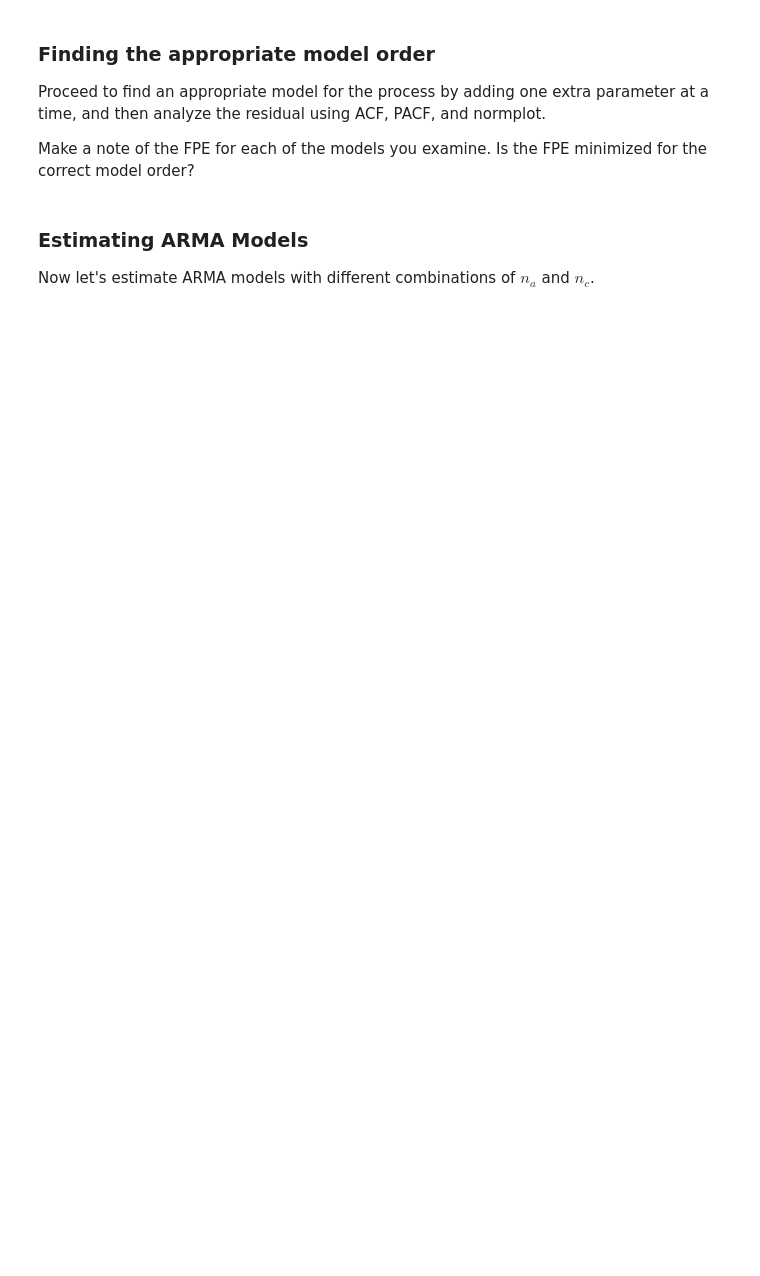
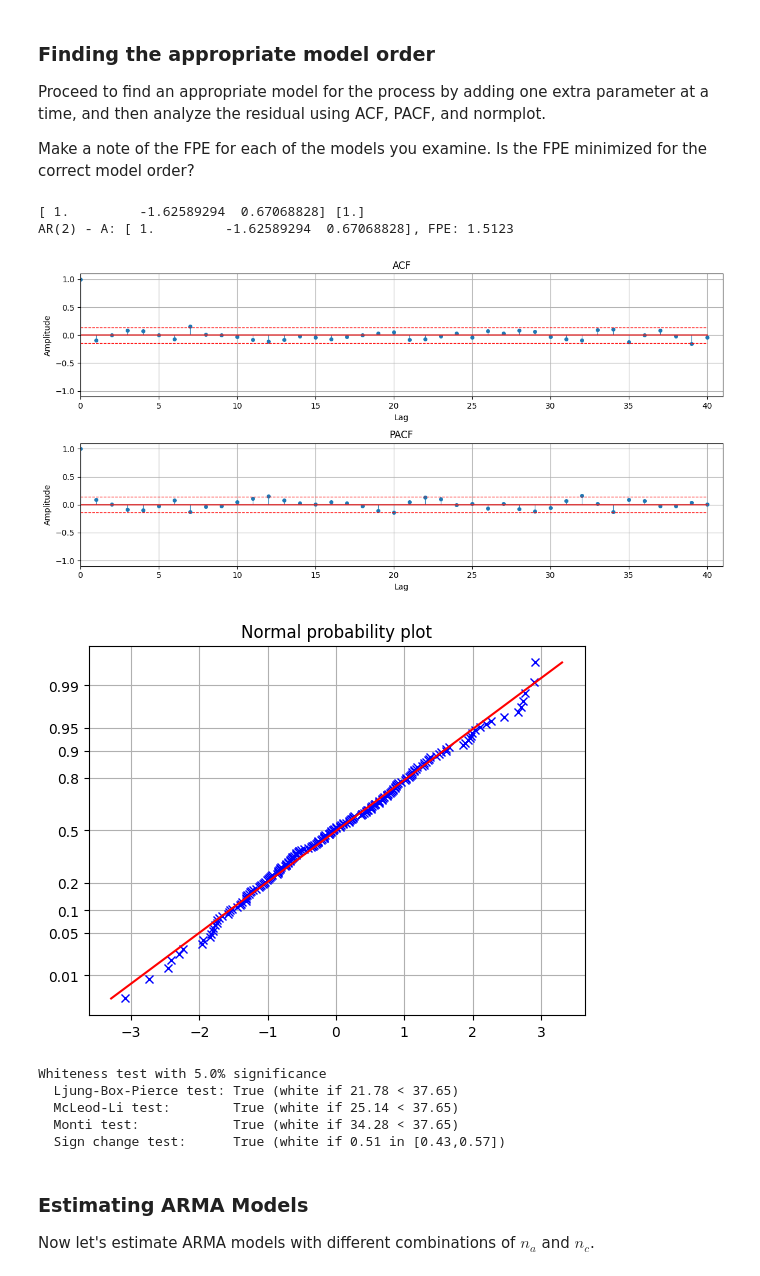
Before and after one commit to andreasjak/TimeSeriesAnalysis, a Jupyter notebook: labs/lab1.ipynb, the cells around one changed output. Cells and saved outputs as stored; diff of their text form; code cells hidden in the pictures; blank space fills up the shorter version.

```diff
--- a/labs/lab1.ipynb
+++ b/labs/lab1.ipynb
@@ -224,7 +231,8 @@ To avoid this from causing problems for you, you should **always** remove the fi
 It is only a couple of lines of code, but it will likely save you a lot of pain... However, also note that there are cases when you do not want to do this automatically, especially in the case of prediction that we will cover later - in that case, you will filter two different sequences with different lengths - and then want omit the same number of samples as the longer filter for both sequences. In this case, you do **not** want to use `my_filter`.
 # %%
 def my_filter(A, C, y):
-    ??
+    e_hat = signal.lfilter(A, C, y)
+    na = np.size(A)
     return e_hat[na:]
 # %% [markdown]
 ### Demonstration of Initial Sample Corruption
@@ -260,18 +270,38 @@ Make a note of the FPE for each of the models you examine. Is the FPE minimized
 # %%
 # Estimate AR model different orders
 
 
-ar1_model = estimateARMA(y1, A=1, C=0, plot=False)
-e_hat_ar1 = my_filter(ar1_model.A, ar1_model.C, y1)
-print(f"AR(1) - A: {ar1_model.A}, FPE: {ar1_model.FPE:.4f}\n")
+#ar1_model = estimateARMA(y1, A=1, C=0, plot=False)
+#e_hat_ar1 = my_filter(ar1_model.A, ar1_model.C, y1)
+#print(f"AR(1) - A: {ar1_model.A}, FPE: {ar1_model.FPE:.4f}\n")
+#print(ar1_model.A, ar1_model.C)
 
 # Analyze AR(1) residuals (best AR model based on PACF)
-print("AR(1) Residual Analysis:")
-plotACFnPACF(e_hat_ar1, noLags=40, signLvl=0.05)
-normplot(e_hat_ar1)
-whiteness_test(e_hat_ar1, alpha=0.05)
+#print("AR(1) Residual Analysis:")
+#plotACFnPACF(e_hat_ar1, noLags=40, signLvl=0.05)
+#normplot(e_hat_ar1)
+#whiteness_test(e_hat_ar1, alpha=0.05)
 
 # test other AR models
+ar2_model = estimateARMA(y1, A=2, C=0, plot=False)
+e_hat_ar2 = my_filter(ar2_model.A, ar2_model.C, y1)
+print(ar2_model.A, ar2_model.C)
+print(f"AR(2) - A: {ar2_model.A}, FPE: {ar2_model.FPE:.4f}\n")
+
+
+plotACFnPACF(e_hat_ar2, noLags=40, signLvl=0.05)
+normplot(e_hat_ar2)
+whiteness_test(e_hat_ar2)
+# %% [output]
+[ 1.         -1.62589294  0.67068828] [1.]
+AR(2) - A: [ 1.         -1.62589294  0.67068828], FPE: 1.5123
+[figure, added]
+[figure, added]
+Whiteness test with 5.0% significance
+  Ljung-Box-Pierce test: True (white if 21.78 < 37.65)
+  McLeod-Li test:        True (white if 25.14 < 37.65)
+  Monti test:            True (white if 34.28 < 37.65)
+  Sign change test:      True (white if 0.51 in [0.43,0.57])
 # %% [markdown]
 ### Estimating ARMA Models
 
```
Also changed, not shown: parts of 15 cells of this notebook.
